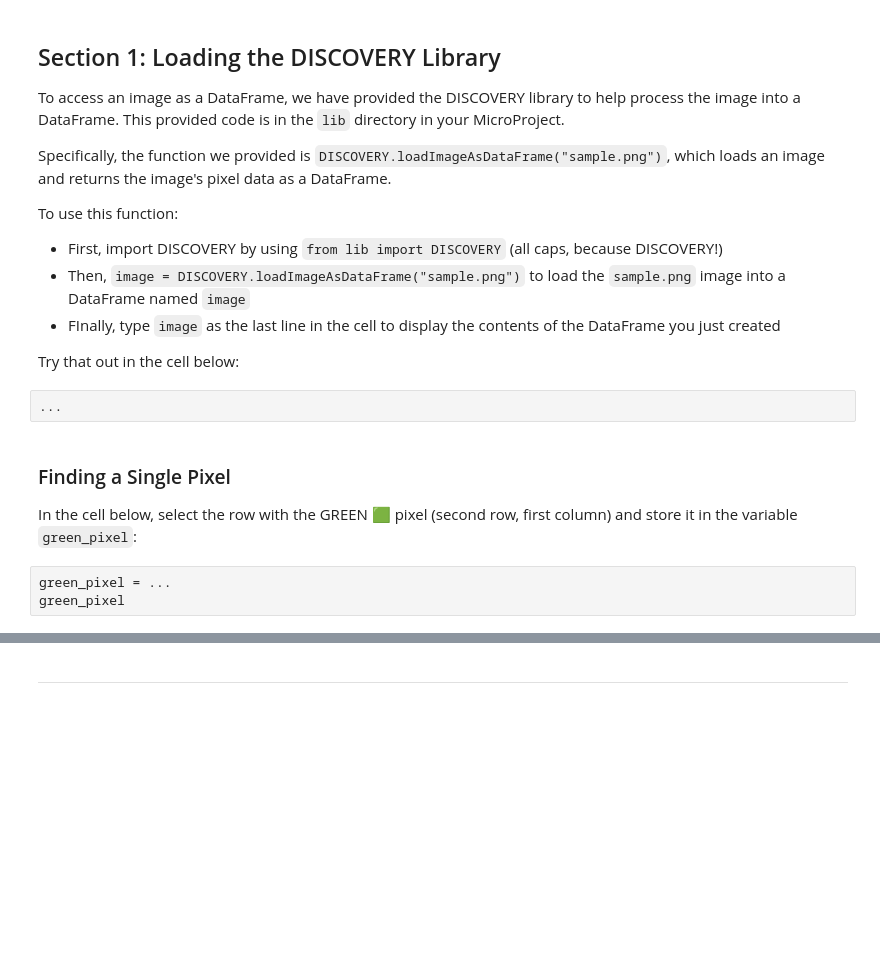
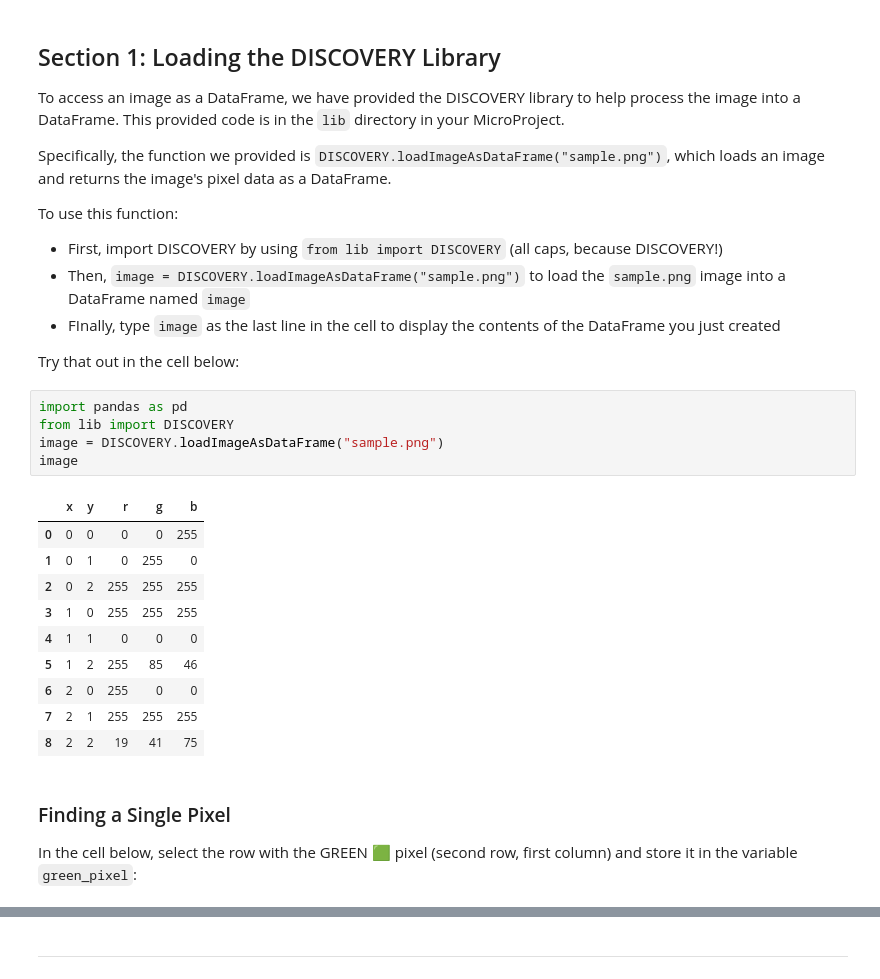
Before and after one commit to economirtrics/microprojects, a Jupyter notebook: microproject-07-creating-an-image-mosaic/microproject-07-creating-an-image-mosaic.ipynb, the cells around one changed output, grey strips where cells are left out. Saved outputs shown, nothing was run; the diff lists cells and outputs as text; blank space fills up the shorter version.

```diff
--- a/microproject-07-creating-an-image-mosaic/microproject-07-creating-an-image-mosaic.ipynb
+++ b/microproject-07-creating-an-image-mosaic/microproject-07-creating-an-image-mosaic.ipynb
@@ -29,12 +29,23 @@ To use this function:
 - FInally, type `image` as the last line in the cell to display the contents of the DataFrame you just created
 
 Try that out in the cell below:
-# %%
-...
+# %%
+import pandas as pd
+from lib import DISCOVERY
+image = DISCOVERY.loadImageAsDataFrame("sample.png")
+image
+# %% [output]
+|  | x | y | r | g | b |
+| 0 | 0 | 0 | 0 | 0 | 255 |
+| 1 | 0 | 1 | 0 | 255 | 0 |
+| 2 | 0 | 2 | 255 | 255 | 255 |
+| 3 | 1 | 0 | 255 | 255 | 255 |
+| 4 | 1 | 1 | 0 | 0 | 0 |
+| 5 | 1 | 2 | 255 | 85 | 46 |
+| 6 | 2 | 0 | 255 | 0 | 0 |
+| 7 | 2 | 1 | 255 | 255 | 255 |
+| 8 | 2 | 2 | 19 | 41 | 75 |
 # %% [markdown]
 ### Finding a Single Pixel
 
 In the cell below, select the row with the GREEN 🟩 pixel (second row, first column) and store it in the variable `green_pixel`:
-# %%
-green_pixel = ...
-green_pixel
```
Also changed, not shown: parts of 10 cells of this notebook, 1 other file.
